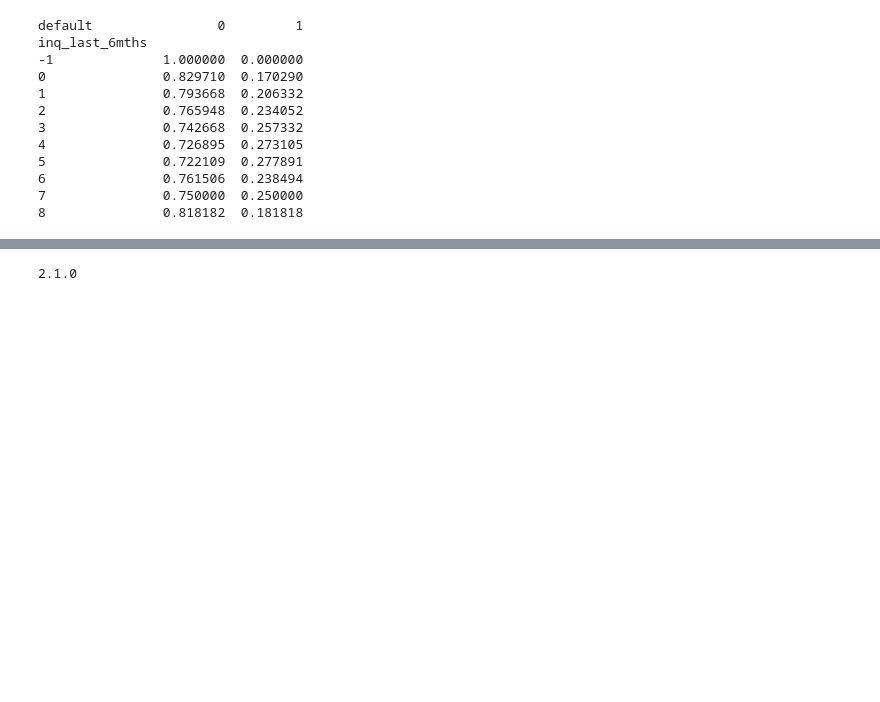
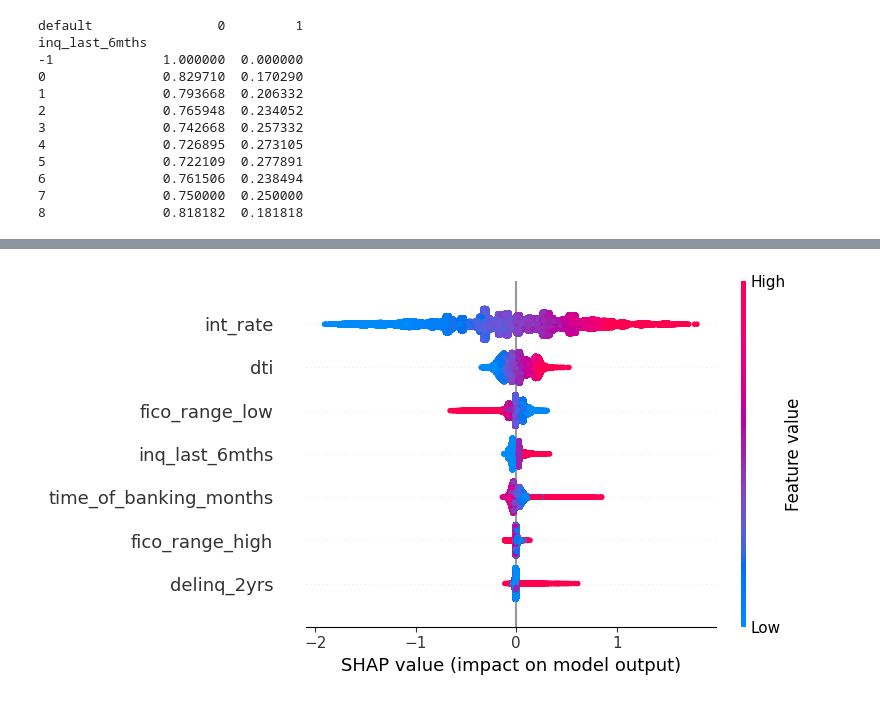
Before and after one commit to marcosmota/ds_lending_club, a Jupyter notebook: notebooks/03_eda_baseline.ipynb, the cells around one changed output, grey strips where cells are left out. Drawn from its saved outputs; the diff is of its cells as text; code cells hidden in the pictures; blank space fills up the shorter version.

```diff
--- a/notebooks/eda_andre.ipynb
+++ b/notebooks/03_eda_baseline.ipynb
@@ -191,7 +194,7 @@ from sklearn.metrics import log_loss, average_precision_score
 
 # Select relevant features and target
 features = ['time_of_banking_months', 'dti', 'delinq_2yrs',
-            'fico_range_low', 'fico_range_high', 'inq_last_6mths']
+            'fico_range_low', 'fico_range_high', 'inq_last_6mths','int_rate']
 target = 'default'
 
 # Drop NA values (ensure clean data)
@@ -201,6 +204,9 @@ df_train = df_train.dropna(subset=features + [target])
 X_train, X_test, y_train, y_test = train_test_split(
     df_train[features], df_train[target], test_size=0.2, random_state=42, stratify=df[target]
 )
+
+X_train = X_train.astype(float)
+X_test = X_test.astype(float)
 
 # Initialize XGBoost model
 model = xgb.XGBClassifier(
@@ -236,5 +242,9 @@ PR AUC: 0.2691
-# %%
-import numpy as np
-print(np.__version__)
-# %% [output]
-2.1.0
+# %%
+# Explain model predictions using SHAP
+explainer = shap.Explainer(model, X_train)
+shap_values = explainer(X_test)
+
+# Summary Plot (Global Feature Importance)
+shap.summary_plot(shap_values, X_test)
+# %% [output]
+[figure, added]
```
Also changed, not shown: parts of 5 cells of this notebook, 1 other file.
